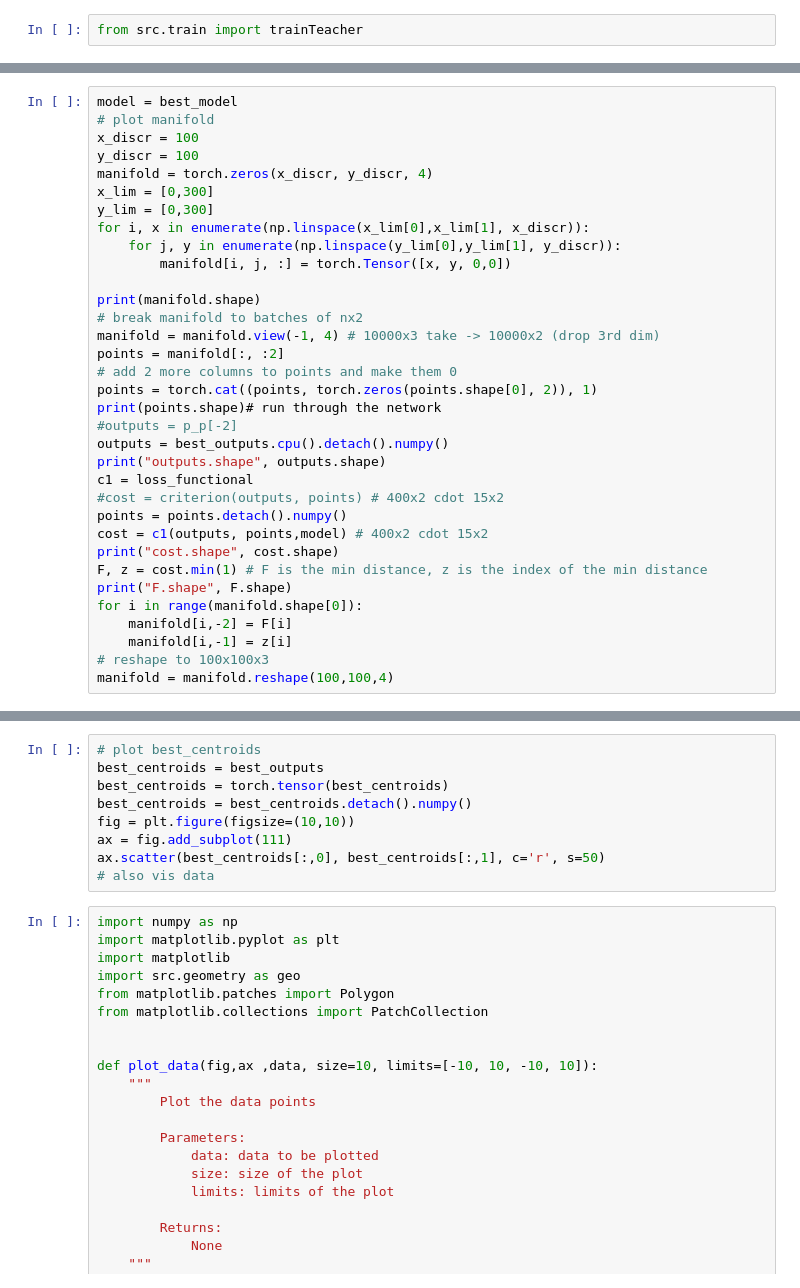
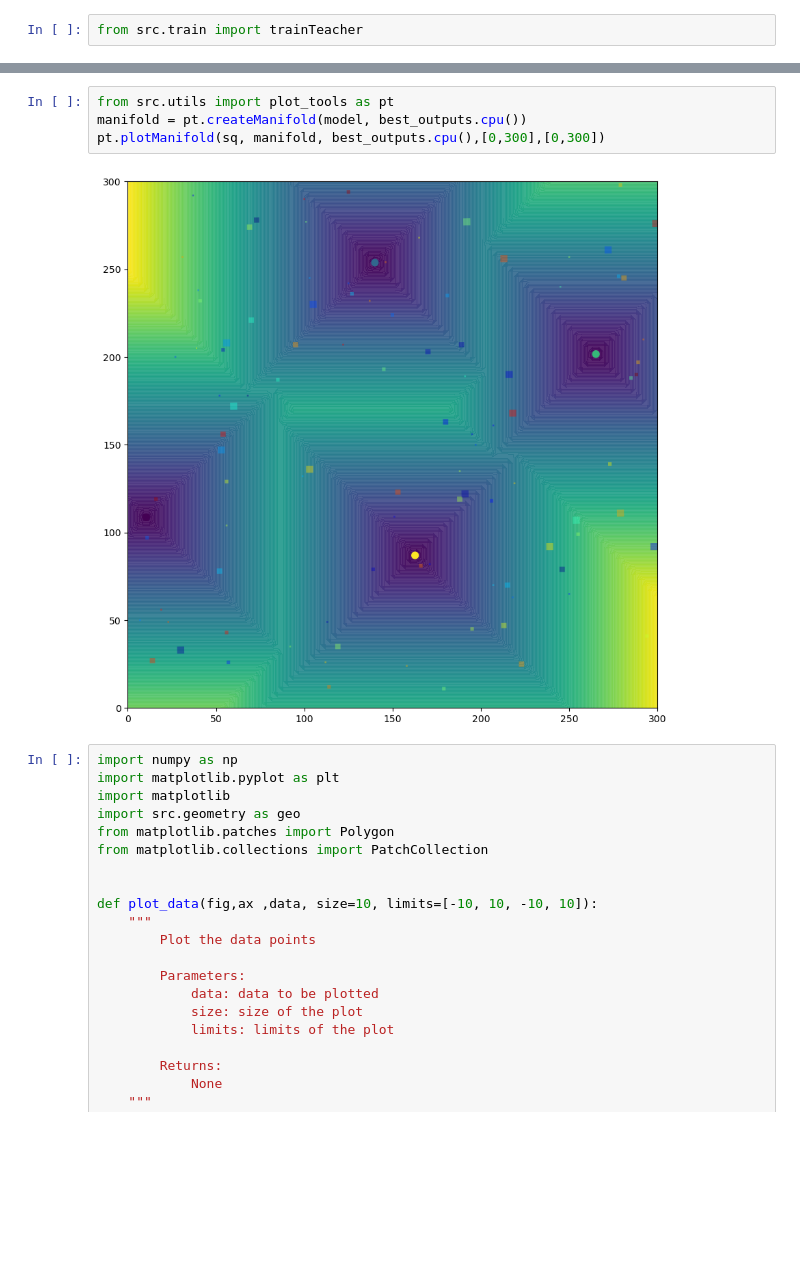
Before and after one commit to PRigas96/GeoCluster, a Jupyter notebook: kmeans.ipynb, the cells around one changed output, grey strips where cells are left out. Drawn from its saved outputs; the diff is of its cells as text; blank space fills up the shorter version.

```diff
--- a/kmeans.ipynb
+++ b/kmeans.ipynb
@@ -236,34 +87,0 @@ best_model = results["best_model"]
-# %%
-model = best_model
-# plot manifold
-x_discr = 100
-y_discr = 100
-manifold = torch.zeros(x_discr, y_discr, 4)
-x_lim = [0,300]
-y_lim = [0,300]
-for i, x in enumerate(np.linspace(x_lim[0],x_lim[1], x_discr)):
-    for j, y in enumerate(np.linspace(y_lim[0],y_lim[1], y_discr)):
-        manifold[i, j, :] = torch.Tensor([x, y, 0,0])
-
-print(manifold.shape)
-# break manifold to batches of nx2
-manifold = manifold.view(-1, 4) # 10000x3 take -> 10000x2 (drop 3rd dim)
-points = manifold[:, :2]
-# add 2 more columns to points and make them 0
-points = torch.cat((points, torch.zeros(points.shape[0], 2)), 1)
-print(points.shape)# run through the network
-#outputs = p_p[-2]
-outputs = best_outputs.cpu().detach().numpy()
-print("outputs.shape", outputs.shape)
-c1 = loss_functional
-#cost = criterion(outputs, points) # 400x2 cdot 15x2
-points = points.detach().numpy()
-cost = c1(outputs, points,model) # 400x2 cdot 15x2
-print("cost.shape", cost.shape)
-F, z = cost.min(1) # F is the min distance, z is the index of the min distance
-print("F.shape", F.shape)
-for i in range(manifold.shape[0]):
-    manifold[i,-2] = F[i]
-    manifold[i,-1] = z[i]
-# reshape to 100x100x3
-manifold = manifold.reshape(100,100,4)
@@ -347,12 +88,9 @@ ax.set_ylim([0,300])
-# %%
-# plot best_centroids
-best_centroids = best_outputs
-best_centroids = torch.tensor(best_centroids)
-best_centroids = best_centroids.detach().numpy()
-fig = plt.figure(figsize=(10,10))
-ax = fig.add_subplot(111)
-ax.scatter(best_centroids[:,0], best_centroids[:,1], c='r', s=50)
-# also vis data
+# %%
+from src.utils import plot_tools as pt
+manifold = pt.createManifold(model, best_outputs.cpu())
+pt.plotManifold(sq, manifold, best_outputs.cpu(),[0,300],[0,300])
+# %% [output]
+[figure, added]
 # %%
 import numpy as np
 import matplotlib.pyplot as plt
```
Also changed, not shown: parts of 16 cells of this notebook, 4 other files.
